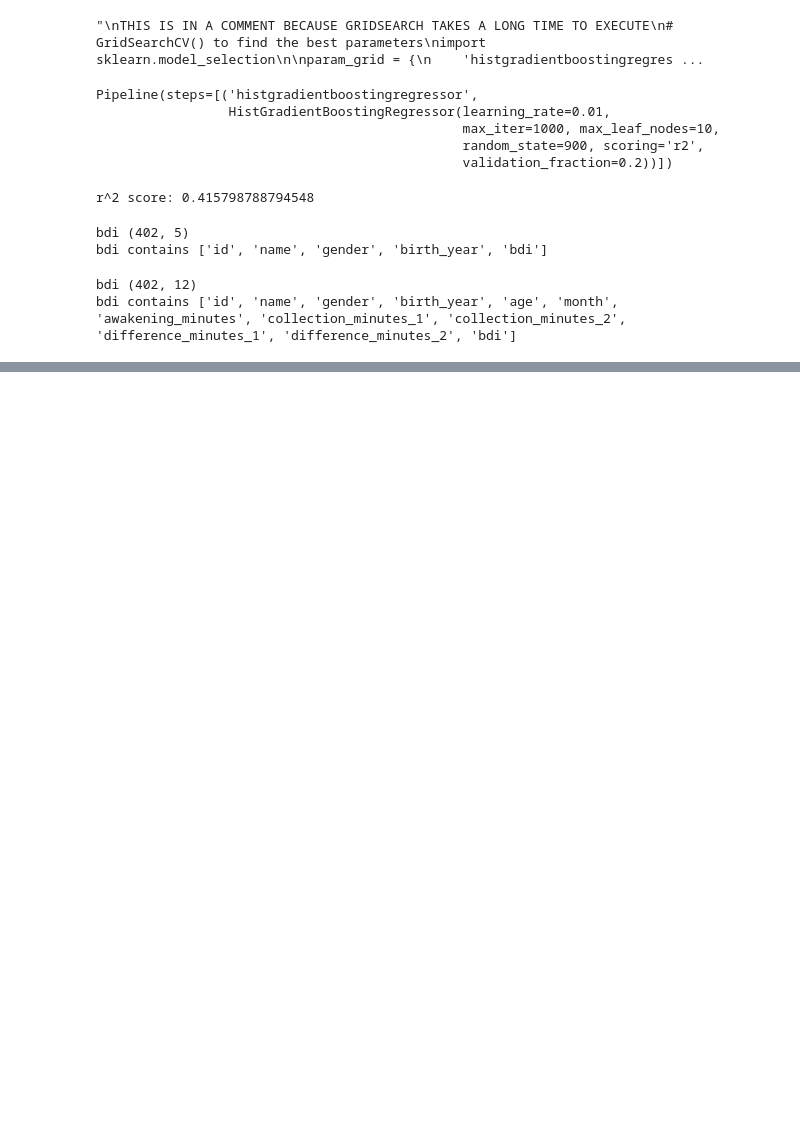
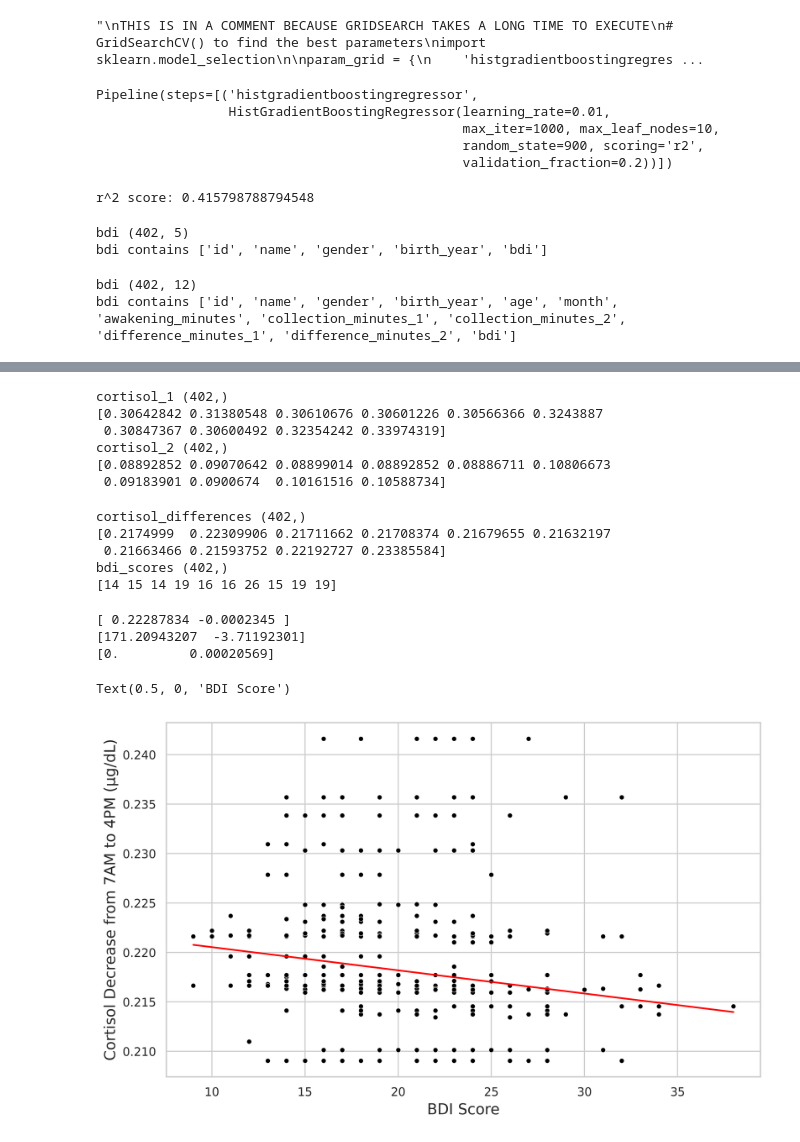
Before and after one commit to Kiron-Ang/DFHL, a Jupyter notebook: cortisol_depression.ipynb, the cells around one changed output, grey strips where cells are left out. Cells and saved outputs as stored; diff of their text form; code cells hidden in the pictures; blank space fills up the shorter version.

Commit message:
Generate scatter plot after fitting robust linear model.

```diff
--- a/cortisol_depression.ipynb
+++ b/cortisol_depression.ipynb
@@ -205,3 +216,76 @@ shape: (402, 6)
 │ 7     ┆ 960                  ┆ 360               ┆ 600                  ┆ 19  ┆ 0      │
 │ 7     ┆ 960                  ┆ 360               ┆ 600                  ┆ 12  ┆ 1      │
 └───────┴──────────────────────┴───────────────────┴──────────────────────┴─────┴────────┘
+# %%
+# Use predict() twice to get two arrays of numbers that
+# represent the two extrapolated cortisol measurements
+X_1 = X_1.rename({"collection_minutes_1": "collection_minutes", "difference_minutes_1": "difference_minutes"})
+cortisol_1 = pipeline.predict(X_1)
+print("cortisol_1", cortisol_1.shape)
+print(cortisol_1[0:10])
+
+X_2 = X_2.rename({"collection_minutes_2": "collection_minutes", "difference_minutes_2": "difference_minutes"})
+cortisol_2 = pipeline.predict(X_2)
+print("cortisol_2", cortisol_2.shape)
+print(cortisol_2[0:10])
+# %% [output]
+cortisol_1 (402,)
+[0.30642842 0.31380548 0.30610676 0.30601226 0.30566366 0.3243887
+ 0.30847367 0.30600492 0.32354242 0.33974319]
+cortisol_2 (402,)
+[0.08892852 0.09070642 0.08899014 0.08892852 0.08886711 0.10806673
+ 0.09183901 0.0900674  0.10161516 0.10588734]
+# %%
+# Calculate the difference between cortisol_1 and cortisol_2
+# This will be plotted against BDI scores
+cortisol_differences = polars.Series("cortisol_differences", cortisol_1 - cortisol_2).to_numpy()
+print("cortisol_differences", cortisol_differences.shape)
+print(cortisol_differences[0:10])
+
+bdi_scores = polars.Series("bdi_scores", bdi["bdi"]).to_numpy()
+print("bdi_scores", bdi_scores.shape)
+print(bdi_scores[0:10])
+# %% [output]
+cortisol_differences (402,)
+[0.2174999  0.22309906 0.21711662 0.21708374 0.21679655 0.21632197
+ 0.21663466 0.21593752 0.22192727 0.23385584]
+bdi_scores (402,)
+[14 15 14 19 16 16 26 15 19 19]
+# %%
+# Fit robust linear model with statsmodels.api
+import statsmodels.api
+
+rlm_bdi_scores = statsmodels.api.add_constant(bdi_scores)
+
+# dependent variable, independent variable
+rlm = statsmodels.api.RLM(cortisol_differences, rlm_bdi_scores).fit()
+print(rlm.params)
+print(rlm.tvalues)
+print(rlm.pvalues)
+# %% [output]
+[ 0.22287834 -0.0002345 ]
+[171.20943207  -3.71192301]
+[0.         0.00020569]
+# %%
+# Create a scatter plot with matplotlib.pyplot and seaborn
+import matplotlib.pyplot
+
+seaborn.set_theme(style="whitegrid")
+
+matplotlib.pyplot.figure(figsize = (10, 6), dpi = 600)
+
+scatterplot = seaborn.scatterplot(
+    y = cortisol_differences,
+    x = bdi_scores,
+    s = 20,
+    color = "black"
+)
+
+# independent variable, dependent variable
+matplotlib.pyplot.plot(bdi_scores, rlm.predict(rlm_bdi_scores), color = 'red')
+
+matplotlib.pyplot.ylabel('Cortisol Decrease from 7AM to 4PM (µg/dL)', fontsize=14)
+matplotlib.pyplot.xlabel('BDI Score', fontsize=14)
+# %% [output]
+Text(0.5, 0, 'BDI Score')
+[figure, added]
```
Also changed, not shown: parts of 2 cells of this notebook.
